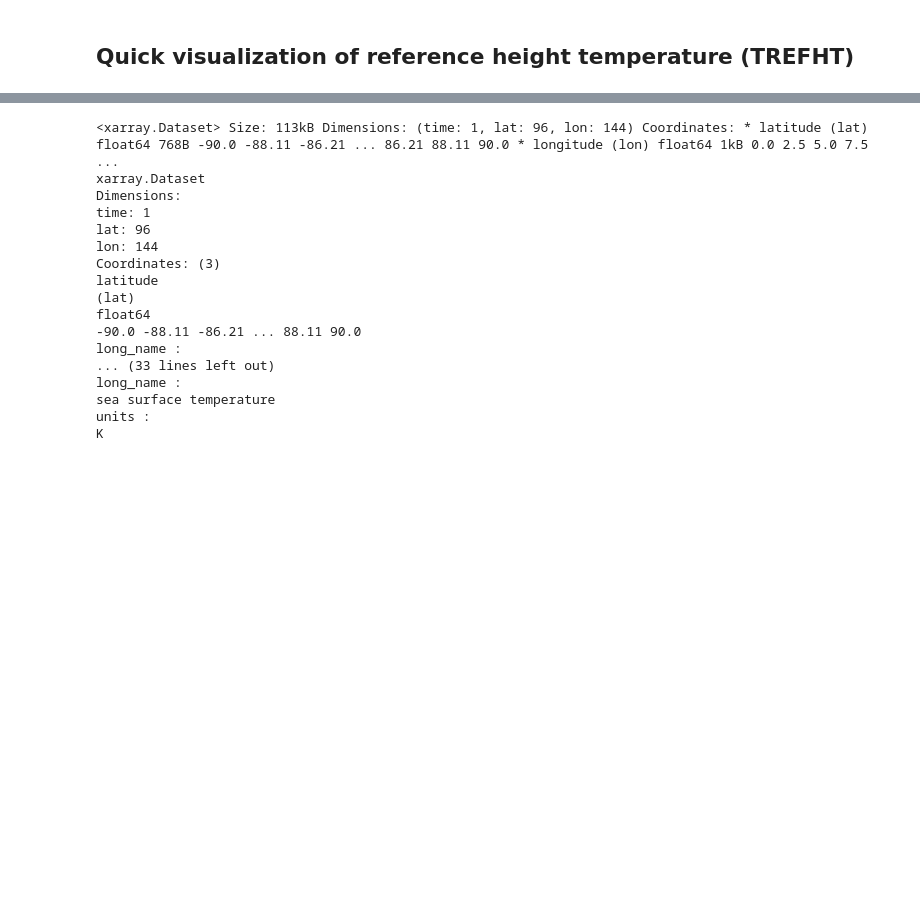
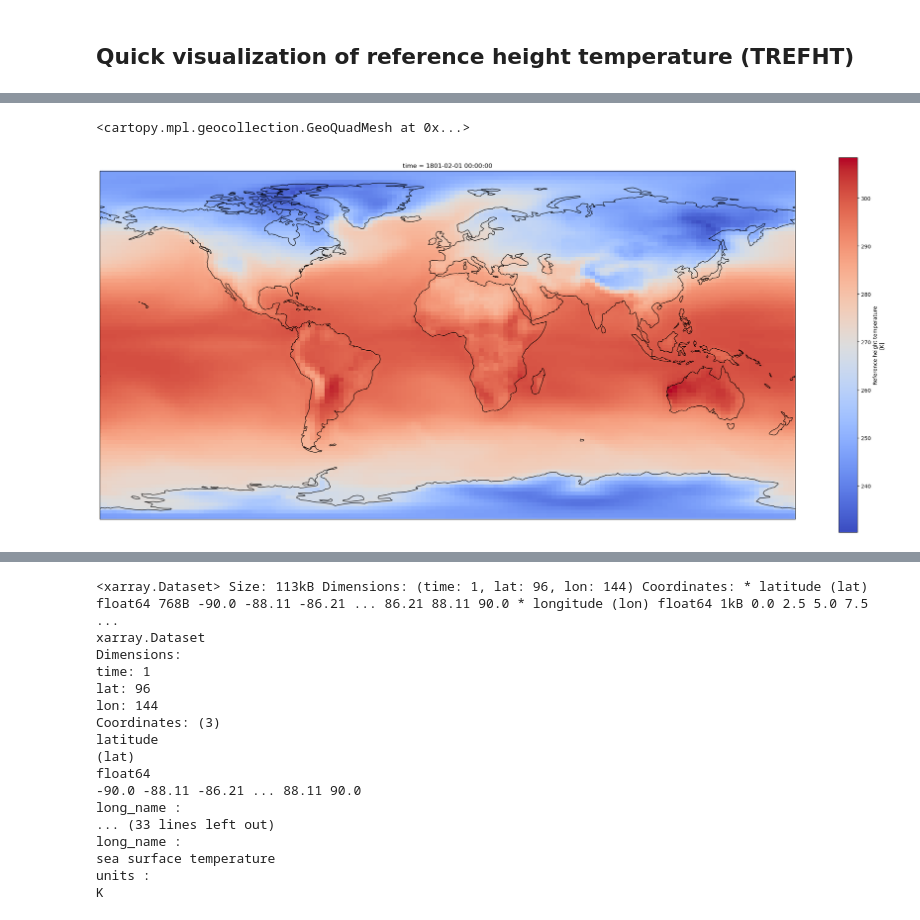
Before and after one commit to tinaok/Hack4RiOMAR, a Jupyter notebook: notebooks/NorESM-regridding.ipynb, the cells around one changed output, grey strips where cells are left out. Cells and saved outputs as stored; diff of their text form; code cells hidden in the pictures; blank space fills up the shorter version.

Commit message:
Fix server crashing issue; unexpected result in plot

```diff
--- a/notebooks/NorESM-regridding.ipynb
+++ b/notebooks/NorESM-regridding.ipynb
@@ -51,6 +74,0 @@ xr.set_options(keep_attrs=True)
-# %%
-# Extract file from S3
-client_kwargs={'endpoint_url': 'https://pangeo-eosc-minioapi.vm.fedcloud.eu/'}
-s3 = s3fs.S3FileSystem(anon=True, client_kwargs=client_kwargs)
-
-filename_atmosphere = "s3://afouilloux-fair2adapt/10.11582_2024.00093/N1850_f19_tn14_20190722/atm/hist/N1850_f19_tn14_20190722.cam.h0.1801-01.nc"
@@ -67,3 +74,0 @@ atmosphere_ds[["SST", "TREFHT"]].to_zarr("small_N1850_f19_tn14_20190722.cam.h0.1
-# %%
-ds = xr.open_zarr("small_N1850_f19_tn14_20190722.cam.h0.1801-01.zarr")
-ds
@@ -116,0 +75,26 @@ topography_file :
+# %%
+# Define file paths
+subset_dataset_path = "small_N1850_f19_tn14_20190722.cam.h0.1801-01.zarr"
+endpoint_url = 'https://pangeo-eosc-minioapi.vm.fedcloud.eu/'
+filename_atmosphere = "s3://afouilloux-fair2adapt/10.11582_2024.00093/N1850_f19_tn14_20190722/atm/hist/N1850_f19_tn14_20190722.cam.h0.1801-01.nc"
+
+# Check if the small dataset exists
+if os.path.exists(subset_dataset_path):
+    print(f"Loading local subset dataset from {subset_dataset_path}")
+    ds = xr.open_zarr(subset_dataset_path)
+else:
+    # Extract file from S3
+    print(f"Local subset of variables not found. Loading full dataset from {endpoint_url}")
+    client_kwargs={'endpoint_url': endpoint_url}
+    s3 = s3fs.S3FileSystem(anon=True, client_kwargs=client_kwargs)
+
+    # Opening the atmosphere ds typically takes a few minutes
+    atmosphere_ds = xr.open_dataset(s3.open(filename_atmosphere))
+
+    # Save a subset for faster access on reload
+    print("Saving subset of variables to subset_dataset")
+    atmosphere_ds[["SST", "TREFHT"]].to_zarr(subset_dataset_path)
+    ds = xr.open_zarr(subset_dataset_path)
+
+# Display the subset dataset
+ds
@@ -118,0 +157,13 @@ topography_file :
+# %%
+fig = plt.figure(1, figsize=[30,13])
+
+# Set the projection to use for plotting
+ax = plt.subplot(1, 1, 1, projection=ccrs.PlateCarree())
+ax.coastlines()
+
+# Pass ax as an argument when plotting. Here we assume data is in the same coordinate reference system than the projection chosen for plotting
+# isel allows to select by indices instead of the time values
+ds['TREFHT'].isel(time=0).squeeze().plot.pcolormesh(ax=ax, cmap='coolwarm')
+# %% [output]
+<cartopy.mpl.geocollection.GeoQuadMesh at 0x...>
+[figure, added]
```
Also changed, not shown: parts of 41 cells of this notebook.
